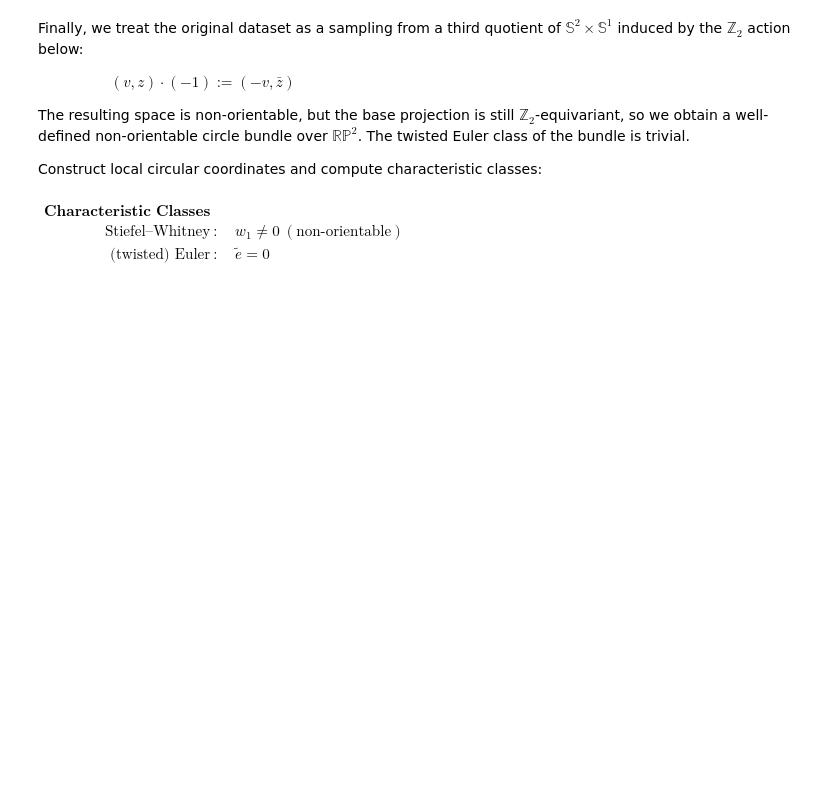
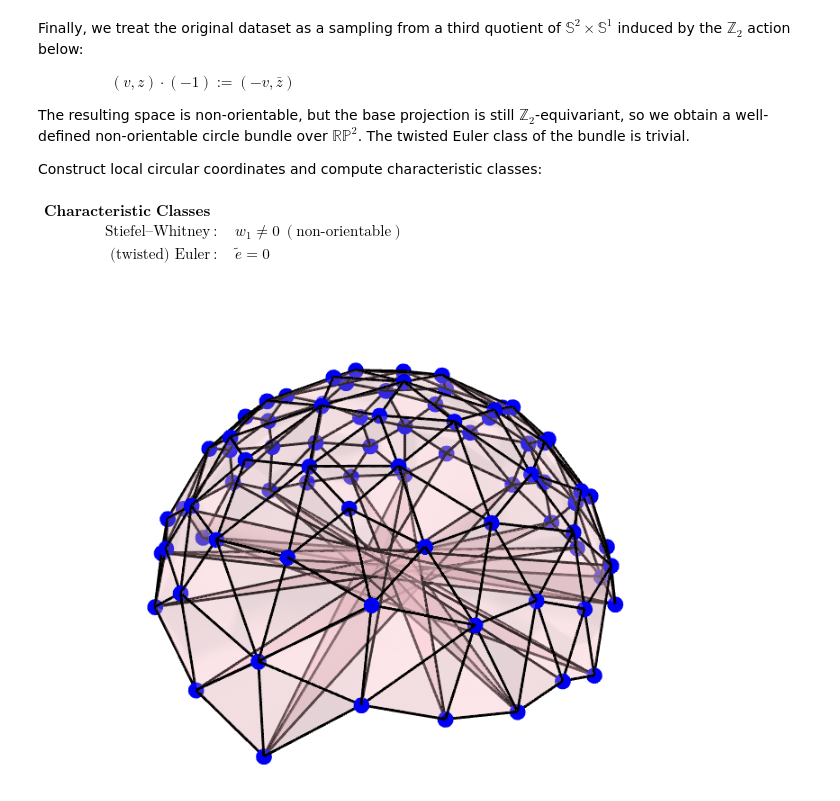
Before and after one commit to bradturow/Circle_Bundles, a Jupyter notebook: notebooks/tutorials/all/08_quotients_of_s2_trivial.ipynb, the cells around one changed output. Drawn from its saved outputs; the diff is of its cells as text; code cells hidden in the pictures; blank space fills up the shorter version.

Commit message:
docs: add custom thumbnail for quotient bundles tutorial
Uses the RP2 nerve hemisphere visualization as the gallery thumbnail.

Co-Authored-By: Claude Opus 4.6 <noreply@anthropic.com>

```diff
--- a/notebooks/tutorials/all/08_quotients_of_s2_trivial.ipynb
+++ b/notebooks/tutorials/all/08_quotients_of_s2_trivial.ipynb
@@ -74,3 +74,9 @@ local_triv_result = bundle.get_local_trivs()
 class_result = bundle.get_classes(show_classes = True)
 # %% [output]
 $\displaystyle \begin{aligned}\textbf{Characteristic Classes} & \\[8pt]\quad \text{Stiefel--Whitney} &:\quad w_1 \neq 0\ (\text{non-orientable})\\[4pt]\quad \text{(twisted) Euler} &:\quad \tilde{e}=0\end{aligned}$
+# %%
+# Thumbnail for gallery (hidden cell)
+from IPython.display import Image, display
+display(Image(filename="thumbnail.png"))
+# %% [output]
+[figure, added]
```
Also changed, not shown: parts of 1 cell of this notebook, 1 other file.
